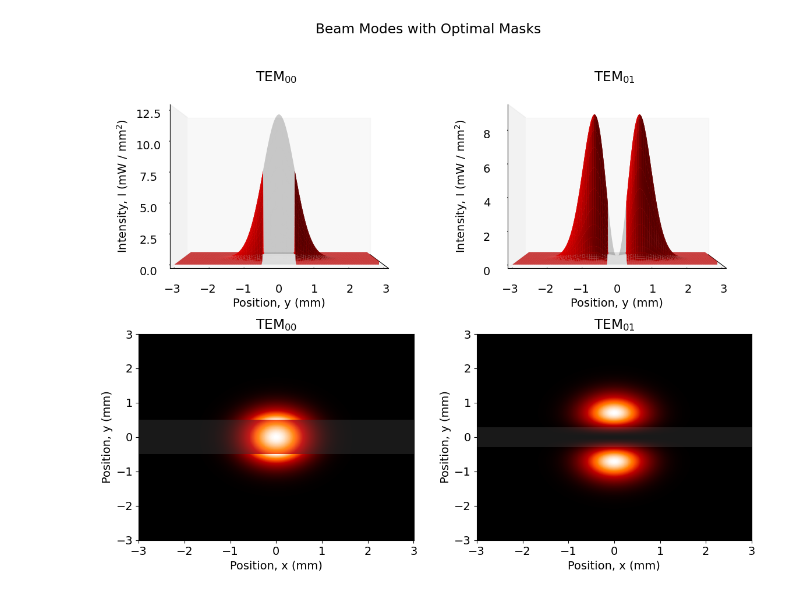
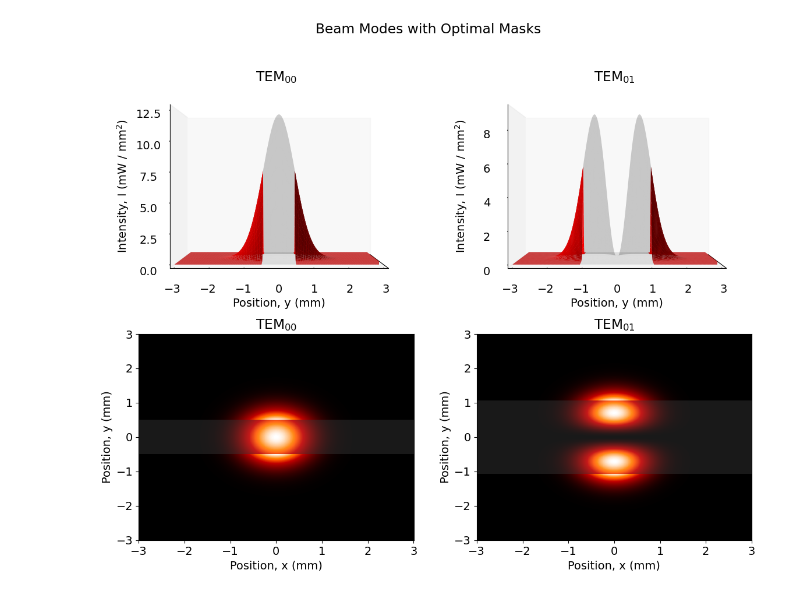
Before and after one commit to morrisonzach/fiber_optic_acoustics, a Jupyter notebook: report_graphs.ipynb, the cells around one changed output. Saved outputs shown, nothing was run; the diff lists cells and outputs as text; code cells hidden in the pictures.

Commit message:
report graphs generated

```diff
--- a/report_graphs.ipynb
+++ b/report_graphs.ipynb
@@ -64,7 +65,7 @@ w = waist * jnp.sqrt(1 + jnp.power(z / (jnp.pi * waist * 2 * 1 / 1064e-9), 2))
 targ_power = 20
 
 r = 3 * w
-gap00 = waist * 0.9989
+gap00 = waist
 mux = 0
 muy = 0
 
@@ -92,7 +93,7 @@ ax1.set_box_aspect(None, zoom = 1.5)
 
 
 mode01 = jnp.array([0, 1], dtype=jnp.int32)
-gap01 = waist * 0.5835
+gap01 = waist * 2.134
 y011 = jnp.linspace(-r, -gap01 / 2, 1000)
 y012 = jnp.linspace(gap01 / 2, r, 1000)
 
@@ -105,31 +106,31 @@ ax2.plot_surface(x[jnp.newaxis, :], y[:, jnp.newaxis], I_x(x[jnp.newaxis, :], mo
 ax2.plot_surface(x[jnp.newaxis, :], y011[:, jnp.newaxis], I_x(x[jnp.newaxis, :], mode01, waist, w, targ_power, mux) * I_y(y011[:, jnp.newaxis], mode01, waist, w, targ_power, muy), color = "r")
 ax2.plot_surface(x[jnp.newaxis, :], y012[:, jnp.newaxis], I_x(x[jnp.newaxis, :], mode01, waist, w, targ_power, mux) * I_y(y012[:, jnp.newaxis], mode01, waist, w, targ_power, muy), color = "r")
 ax2.grid(visible = False)
 ax2.set_xticks(ticks = [])
 ax2.set_title(r"TEM$_{\text{01}}$")
 ax2.set_zlabel(r"Intensity, I ($\text{mW } / \text{ mm}^2$)")
 ax2.set_ylabel("Position, y (mm)")
 ax2.margins(0)
 ax2.set_box_aspect(None, zoom = 1.5)
 
 ax3 = fig.add_subplot(2, 2, 3)
 ax3.pcolormesh(x[jnp.newaxis, :], y[:, jnp.newaxis], I_x(x[jnp.newaxis, :], mode00, waist, w, targ_power, mux) * I_y(y[:, jnp.newaxis], mode00, waist, w, targ_power, muy), cmap = cm["gist_heat"], alpha = 0.9)
 ax3.pcolormesh(x[jnp.newaxis, :], y001[:, jnp.newaxis], I_x(x[jnp.newaxis, :], mode00, waist, w, targ_power, mux) * I_y(y001[:, jnp.newaxis], mode00, waist, w, targ_power, muy), cmap = cm["gist_heat"])
 ax3.pcolormesh(x[jnp.newaxis, :], y002[:, jnp.newaxis], I_x(x[jnp.newaxis, :], mode00, waist, w, targ_power, mux) * I_y(y002[:, jnp.newaxis], mode00, waist, w, targ_power, muy), cmap = cm["gist_heat"])
 ax3.set_xlabel("Position, x (mm)")
 ax3.set_ylabel("Position, y (mm)")
 ax3.set_title(r"TEM$_{\text{00}}$")
 
 ax4 = fig.add_subplot(2, 2, 4)
 ax4.pcolormesh(x[jnp.newaxis, :], y[:, jnp.newaxis], I_x(x[jnp.newaxis, :], mode01, waist, w, targ_power, mux) * I_y(y[:, jnp.newaxis], mode01, waist, w, targ_power, muy), cmap = cm["gist_heat"], alpha = 0.9)
 ax4.pcolormesh(x[jnp.newaxis, :], y011[:, jnp.newaxis], I_x(x[jnp.newaxis, :], mode01, waist, w, targ_power, mux) * I_y(y011[:, jnp.newaxis], mode01, waist, w, targ_power, muy), cmap = cm["gist_heat"])
 ax4.pcolormesh(x[jnp.newaxis, :], y012[:, jnp.newaxis], I_x(x[jnp.newaxis, :], mode01, waist, w, targ_power, mux) * I_y(y012[:, jnp.newaxis], mode01, waist, w, targ_power, muy), cmap = cm["gist_heat"])
 ax4.set_xlabel("Position, x (mm)")
 ax4.set_ylabel("Position, y (mm)")
 ax4.set_title(r"TEM$_{\text{01}}$")
 
 fig.suptitle("Beam Modes with Optimal Masks")
 fig.savefig("Beam Modes with Optimal Masks.png")
 plt.tight_layout(pad = 2)
 # %% [output]
-[figure, old version]
+[figure, new version]
```
Also changed, not shown: parts of 17 cells of this notebook, 1 other file.
